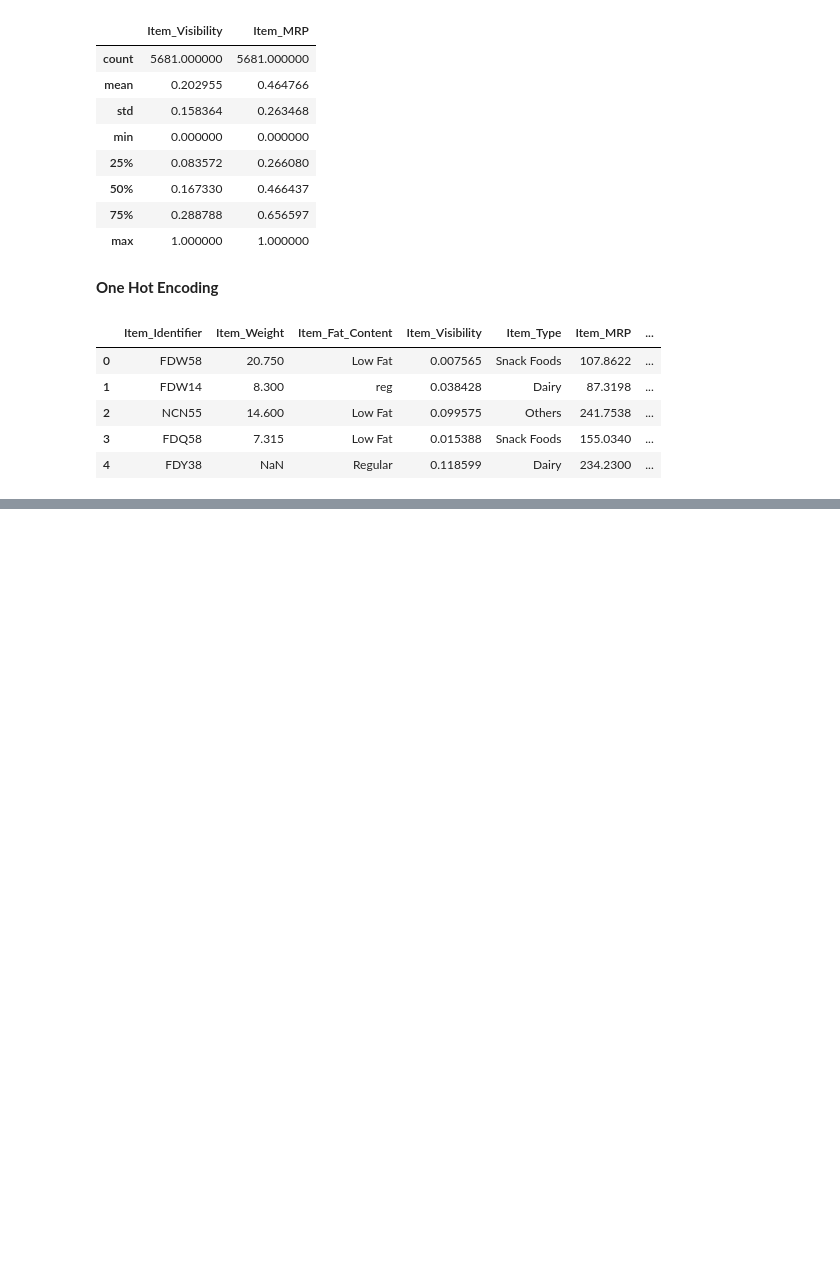
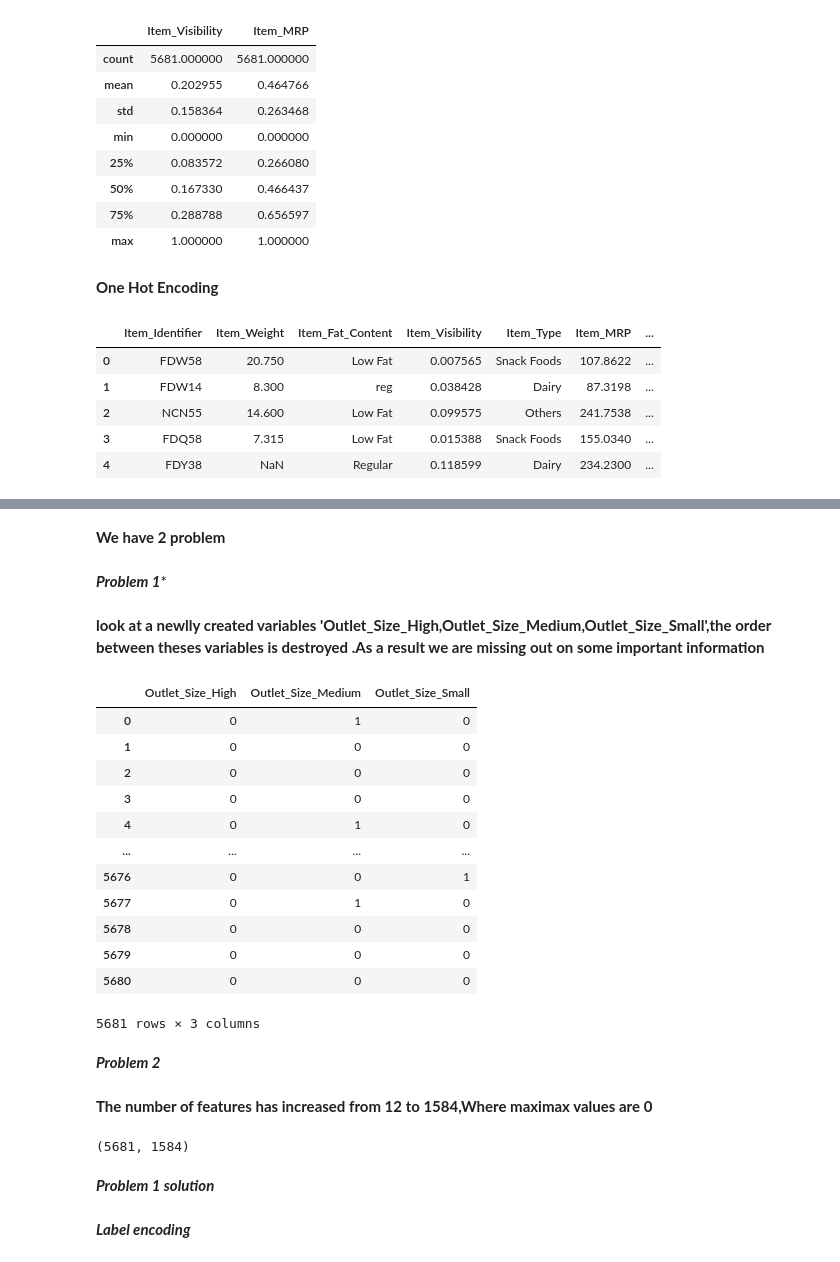
Before and after one commit to CyberWol-12/feature-encoding-techniques, a Jupyter notebook: feature-encoding-techniques.ipynb, the cells around one changed output, grey strips where cells are left out. Cells and saved outputs as stored; diff of their text form; code cells hidden in the pictures; blank space fills up the shorter version.

Commit message:
label encoding

```diff
--- a/feature-encoding-techniques.ipynb
+++ b/feature-encoding-techniques.ipynb
@@ -469,0 +514,3 @@ bigmart.head()
+# %%
+bigmart_encoding = pd.get_dummies(bigmart,dtype=int)
+bigmart_encoding.head()
@@ -469,0 +525,34 @@ bigmart.head()
+# %% [markdown]
+****We have 2 problem****
+# %% [markdown]
+*****Problem 1******
+# %% [markdown]
+**look at a newlly created variables 'Outlet_Size_High,Outlet_Size_Medium,Outlet_Size_Small',the order between theses variables is destroyed .As a result we are missing out on some important information**
+# %%
+bigmart_encoding[['Outlet_Size_High','Outlet_Size_Medium','Outlet_Size_Small']]
+# %% [output]
+|  | Outlet_Size_High | Outlet_Size_Medium | Outlet_Size_Small |
+| 0 | 0 | 1 | 0 |
+| 1 | 0 | 0 | 0 |
+| 2 | 0 | 0 | 0 |
+| 3 | 0 | 0 | 0 |
+| 4 | 0 | 1 | 0 |
+| ... | ... | ... | ... |
+| 5676 | 0 | 0 | 1 |
+| 5677 | 0 | 1 | 0 |
+| 5678 | 0 | 0 | 0 |
+| 5679 | 0 | 0 | 0 |
+| 5680 | 0 | 0 | 0 |
+5681 rows × 3 columns
+# %% [markdown]
+***Problem 2***
+# %% [markdown]
+**The number of features has increased from 12 to 1584,Where maximax values are 0**
+# %%
+bigmart_encoding.shape
+# %% [output]
+(5681, 1584)
+# %% [markdown]
+*****Problem 1 solution*****
+# %% [markdown]
+***Label encoding***
```
Also changed, not shown: parts of 7 cells of this notebook.
